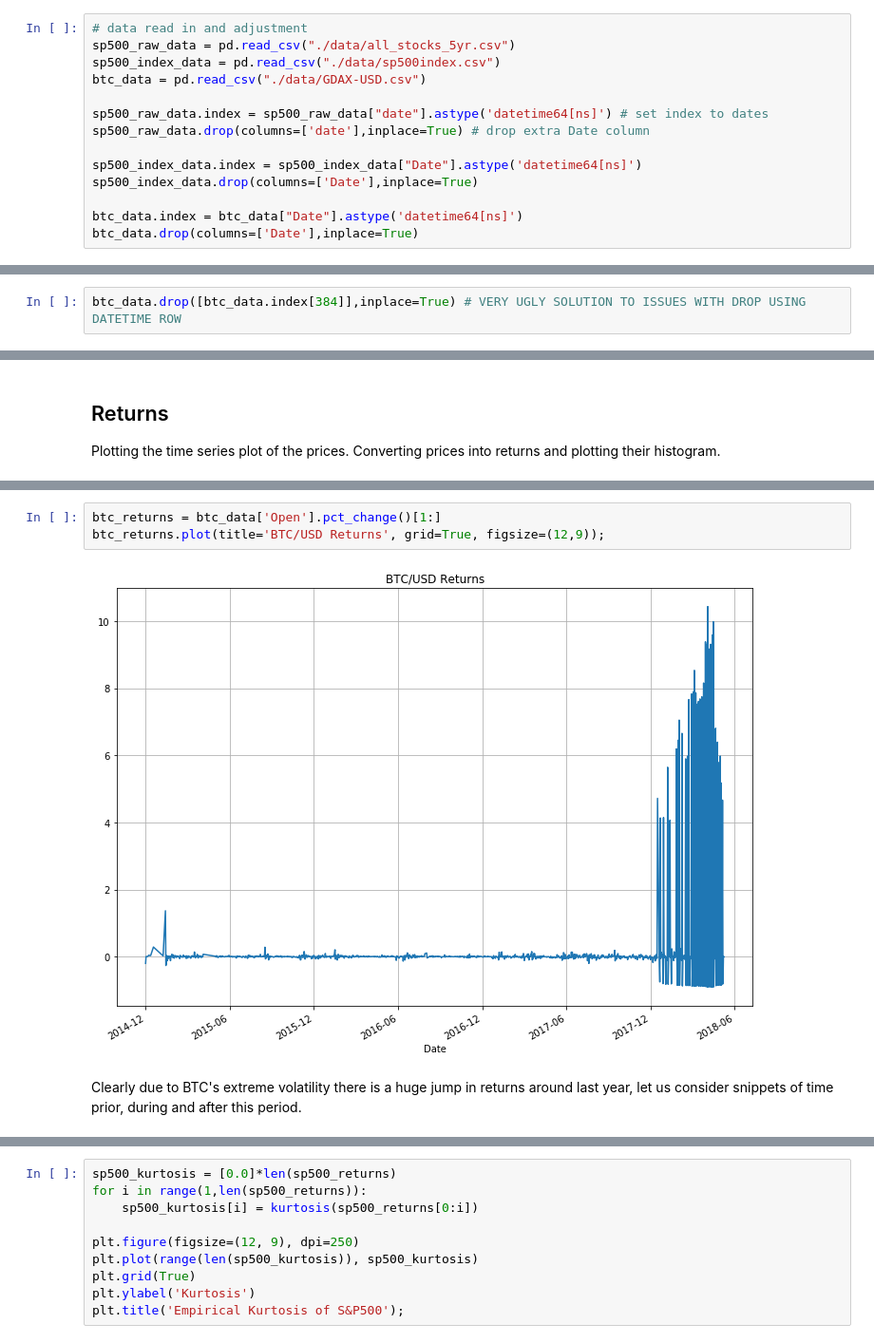
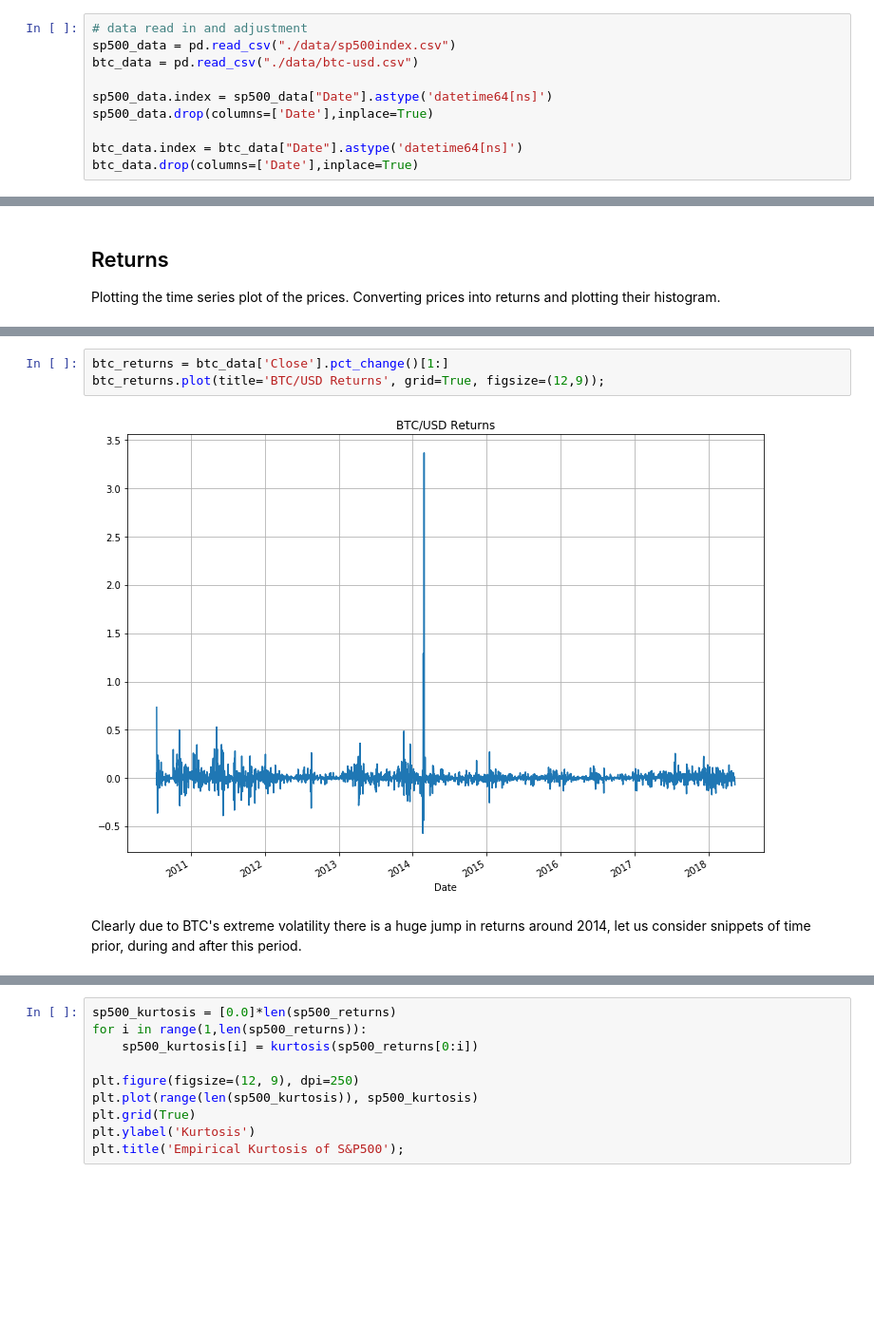
Before and after one commit to ngurnani/VolatilityPrediction, a Jupyter notebook: src/EDA.ipynb, the cells around one changed output, grey strips where cells are left out. Shown at 95% size. Cells and saved outputs as stored; diff of their text form; blank space fills up the shorter version.

Commit message:
removed standalone Kurtosis notebook, folded everything into EDA notebook. Plotted returns and running kurtosis of S&P500 and BTC/USD

```diff
--- a/src/EDA.ipynb
+++ b/src/EDA.ipynb
@@ -15,15 +17,11 @@ import matplotlib.pyplot as plt
 from scipy.stats import kurtosis
 # %%
 # data read in and adjustment
-sp500_raw_data = pd.read_csv("./data/all_stocks_5yr.csv")
-sp500_index_data = pd.read_csv("./data/sp500index.csv")
-btc_data = pd.read_csv("./data/GDAX-USD.csv")
+sp500_data = pd.read_csv("./data/sp500index.csv")
+btc_data = pd.read_csv("./data/btc-usd.csv")
 
-sp500_raw_data.index = sp500_raw_data["date"].astype('datetime64[ns]') # set index to dates
-sp500_raw_data.drop(columns=['date'],inplace=True) # drop extra Date column
-
-sp500_index_data.index = sp500_index_data["Date"].astype('datetime64[ns]')
-sp500_index_data.drop(columns=['Date'],inplace=True)
+sp500_data.index = sp500_data["Date"].astype('datetime64[ns]')
+sp500_data.drop(columns=['Date'],inplace=True)
 
 btc_data.index = btc_data["Date"].astype('datetime64[ns]')
 btc_data.drop(columns=['Date'],inplace=True)
@@ -32,3 +28 @@ Upon manual inspection of GDAX BTC/USD found that there was a system price glitc
-# %%
-btc_data.drop([btc_data.index[384]],inplace=True) # VERY UGLY SOLUTION TO ISSUES WITH DROP USING DATETIME ROW
 # %%
@@ -89,7 +73,7 @@ plt.legend(['BTC/USD']);
 # %%
-btc_returns = btc_data['Open'].pct_change()[1:]
+btc_returns = btc_data['Close'].pct_change()[1:]
 btc_returns.plot(title='BTC/USD Returns', grid=True, figsize=(12,9));
 # %% [output]
-[figure, old version]
+[figure, new version]
 # %% [markdown]
-Clearly due to BTC's extreme volatility there is a huge jump in returns around last year, let us consider snippets of time prior, during and after this period.
+Clearly due to BTC's extreme volatility there is a huge jump in returns around 2014, let us consider snippets of time prior, during and after this period.
```
Also changed, not shown: parts of 15 cells of this notebook, 1 other file.
